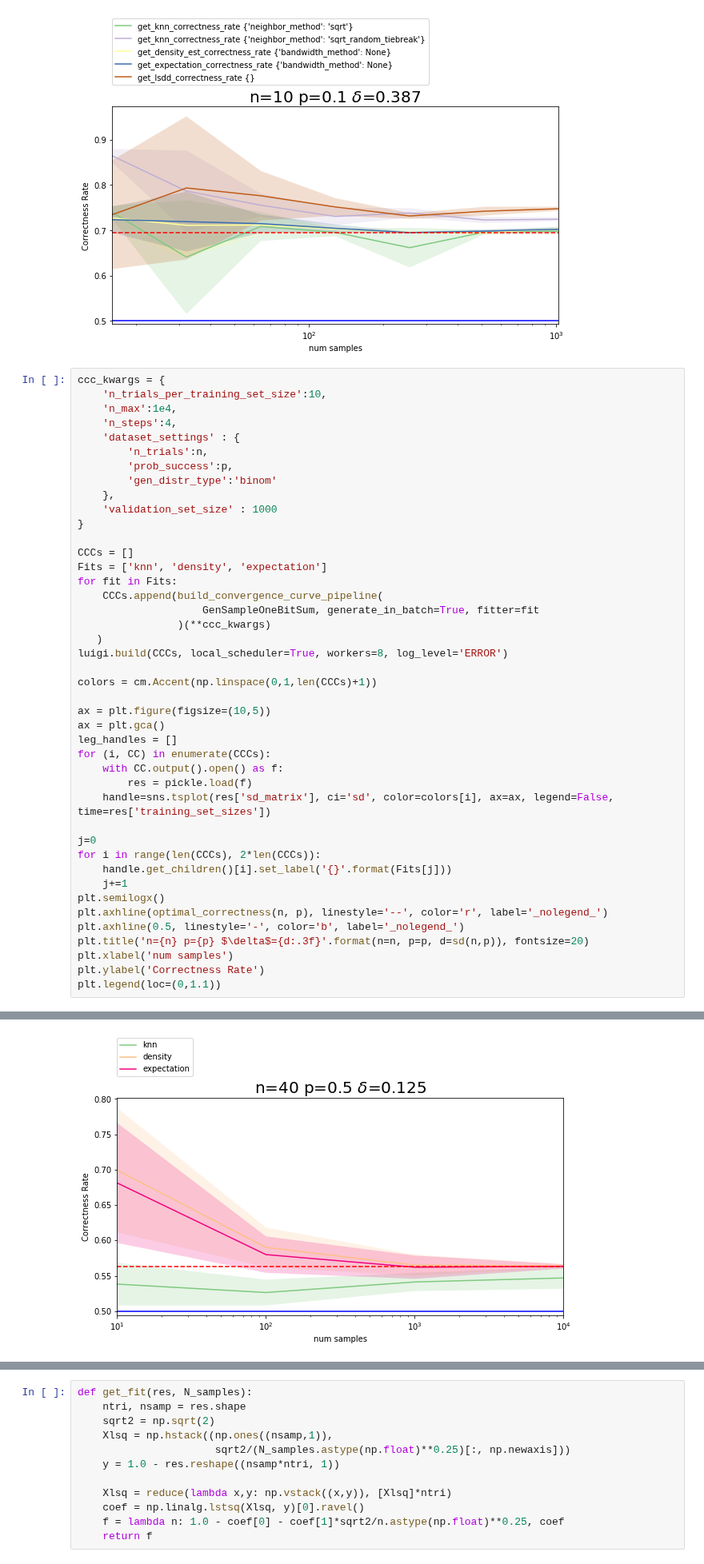
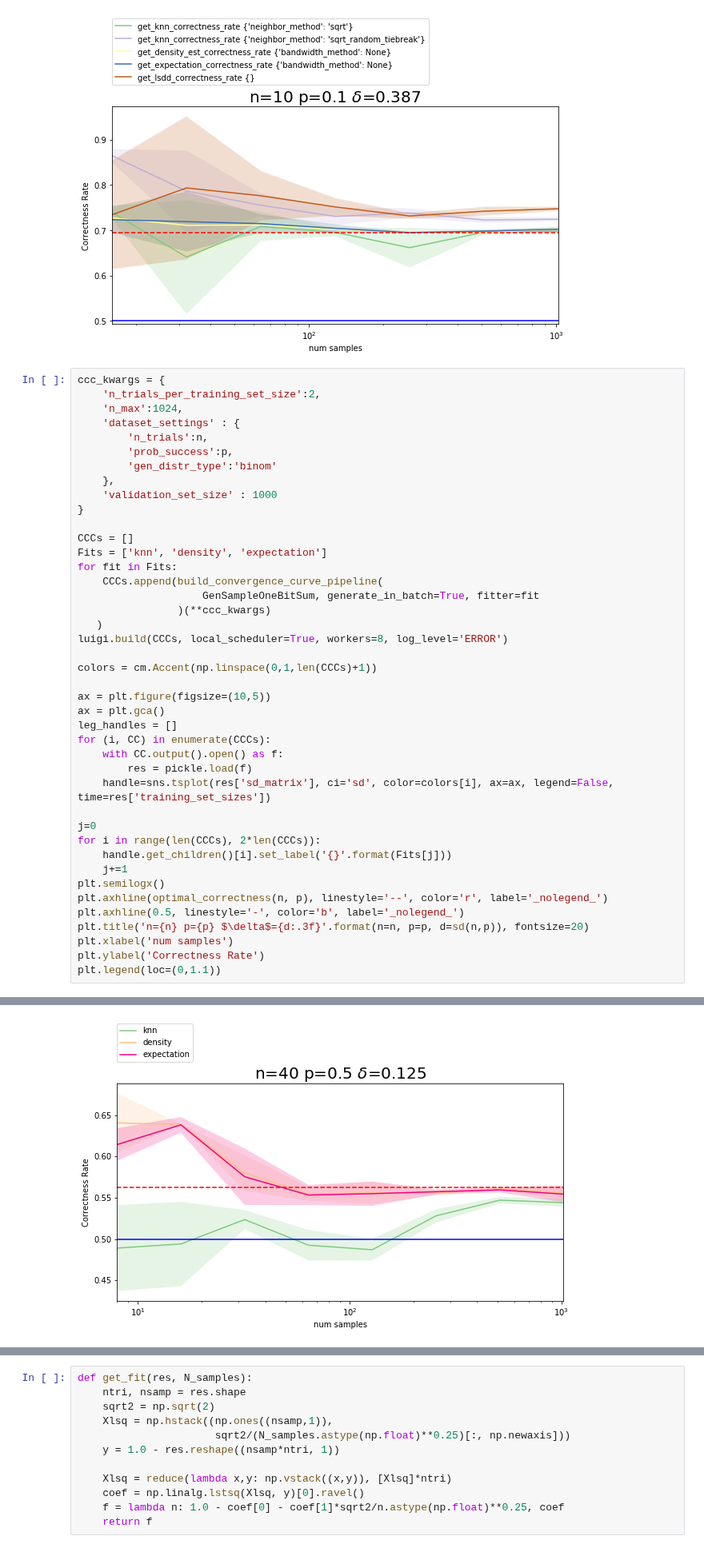
Before and after one commit to maksimt/empirical_privacy, a Jupyter notebook: Notebooks/1-bit sum.ipynb, the cells around one changed output, grey strips where cells are left out. Shown at 80% size. Drawn from its saved outputs; the diff is of its cells as text.

```diff
--- a/Notebooks/1-bit sum.ipynb
+++ b/Notebooks/1-bit sum.ipynb
@@ -115,9 +115,8 @@ plt.legend(loc=(0,1.1))
 [figure]
 # %%
 ccc_kwargs = {
-    'n_trials_per_training_set_size':10,
-    'n_max':1e4,
-    'n_steps':4,
+    'n_trials_per_training_set_size':2,
+    'n_max':1024,
     'dataset_settings' : {
         'n_trials':n,
         'prob_success':p,
@@ -146,31 +145,31 @@ for (i, CC) in enumerate(CCCs):
     handle=sns.tsplot(res['sd_matrix'], ci='sd', color=colors[i], ax=ax, legend=False, time=res['training_set_sizes'])
 
 j=0
 for i in range(len(CCCs), 2*len(CCCs)):
     handle.get_children()[i].set_label('{}'.format(Fits[j]))
     j+=1
 plt.semilogx()
 plt.axhline(optimal_correctness(n, p), linestyle='--', color='r', label='_nolegend_')
 plt.axhline(0.5, linestyle='-', color='b', label='_nolegend_')
 plt.title('n={n} p={p} $\delta$={d:.3f}'.format(n=n, p=p, d=sd(n,p)), fontsize=20)
 plt.xlabel('num samples')
 plt.ylabel('Correctness Rate')
 plt.legend(loc=(0,1.1))
 # %% [output]
   the integrand in order to determine the difficulties.  If the position of a
   local difficulty can be determined (singularity, discontinuity) one will
   probably gain from splitting up the interval and calling the integrator
   on the subranges.  Perhaps a special-purpose integrator should be used.
   warnings.warn(msg, IntegrationWarning)
   the integrand in order to determine the difficulties.  If the position of a
   local difficulty can be determined (singularity, discontinuity) one will
   probably gain from splitting up the interval and calling the integrator
   on the subranges.  Perhaps a special-purpose integrator should be used.
   warnings.warn(msg, IntegrationWarning)
   the integrand in order to determine the difficulties.  If the position of a
   local difficulty can be determined (singularity, discontinuity) one will
   probably gain from splitting up the interval and calling the integrator
   on the subranges.  Perhaps a special-purpose integrator should be used.
   warnings.warn(msg, IntegrationWarning)
 <matplotlib.legend.Legend at 0x...>
-[figure, old version]
+[figure, new version]
```
Also changed, not shown: parts of 1 cell of this notebook, 8 other files.
